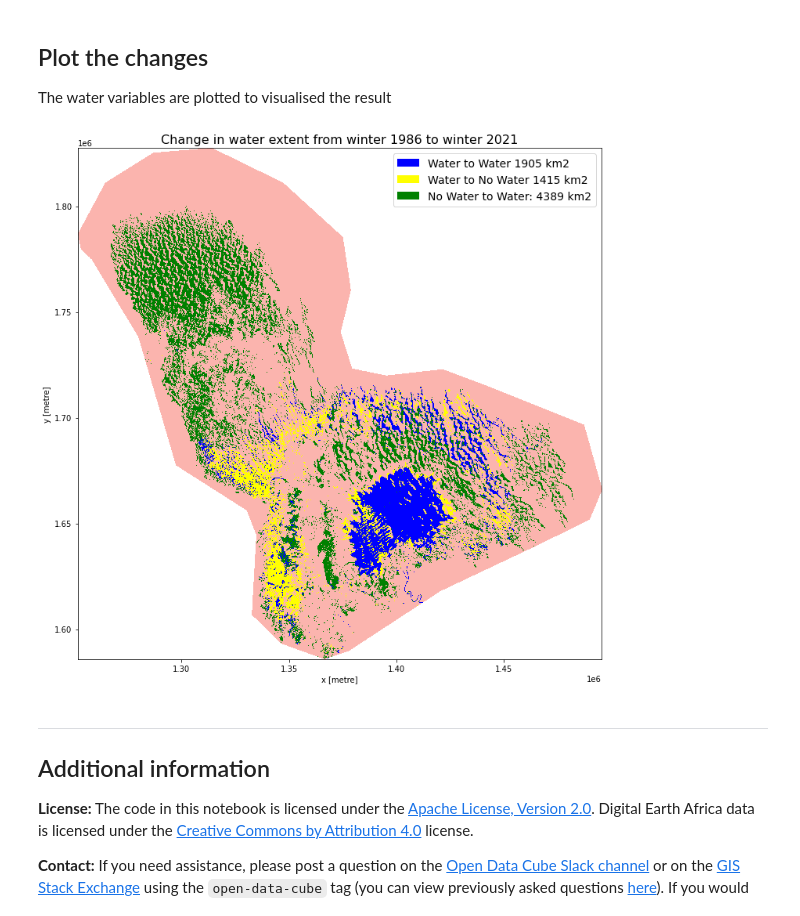
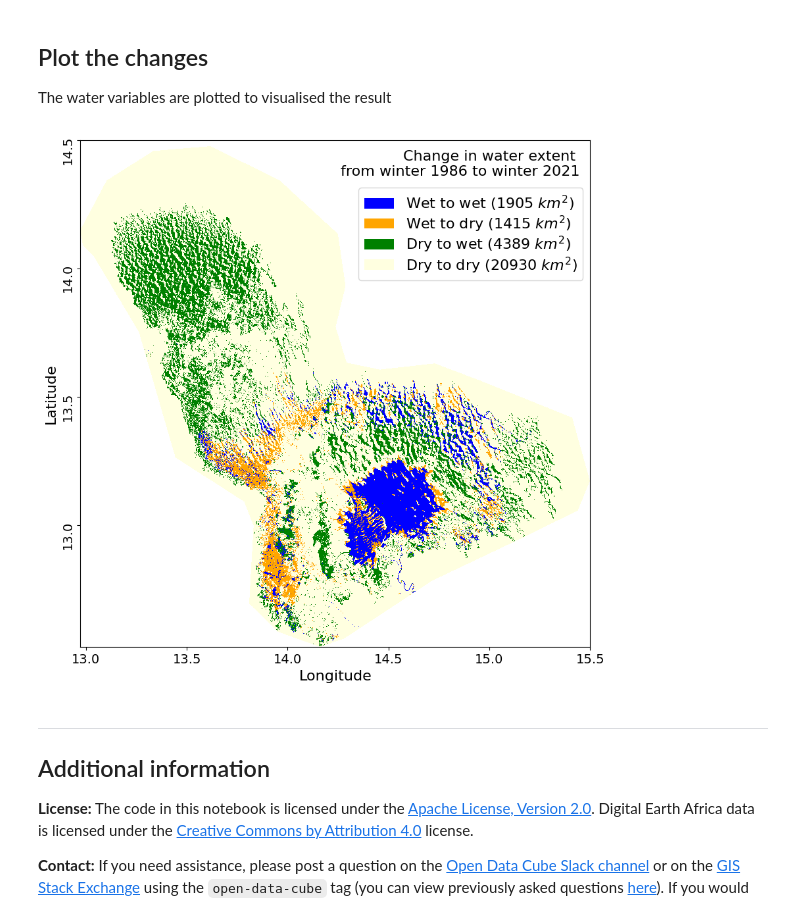
Before and after one commit to fangfy/deafrica-sandbox-notebooks, a Jupyter notebook: Use_cases/Lake Chad/Water_extent-lake_chad_wofs_1986_2021.ipynb, the cells around one changed output. Drawn from its saved outputs; the diff is of its cells as text; code cells hidden in the pictures.

Commit message:
Updated lake chad figures

```diff
--- a/Use_cases/Lake Chad/Water_extent-lake_chad_wofs_1986_2021.ipynb
+++ b/Use_cases/Lake Chad/Water_extent-lake_chad_wofs_1986_2021.ipynb
@@ -82,9 +79,13 @@ collection_category = 'T1'
 
 baseline_time = ('1986-12', '1987-02')
 analysis_time = ('2021-12', '2022-02')
+output_crs = 'EPSG:6933'
 resolution = (-30,30)
+dask_chunks = {'time':1,'x':1500,'y':1500}
 
-dask_chunks = {'time':1,'x':1500,'y':1500}
+output_crs = "EPSG:4326"
+resolution = (-0.0002777777777777778, 0.0002777777777777778)
+dask_chunks = {'time':1,'longitude':1500,'latitude':1500}
 # %% [markdown]
 ## View the Area of Interest on an interative map
 The next cell will  first open the vector file and then display the selected area on an interactive map.
@@ -119,7 +126,7 @@ baseline_query = {
     'y': lat_range,
     'time': baseline_time,
     'resolution': resolution,
-    'output_crs': 'EPSG:6933',
+    'output_crs': output_crs,
     'dask_chunks': dask_chunks,
     'group_by':'solar_day'
               }
@@ -130,7 +137,7 @@ analysis_query = {
     'y': lat_range,
     'time': analysis_time,
     'resolution': resolution,
-    'output_crs': 'EPSG:6933',
+    'output_crs': output_crs,
     'dask_chunks': dask_chunks,
     'group_by':'solar_day'
               }
@@ -260,13 +248,13 @@ Coordinates:
 The water variables are plotted to visualised the result
 # %%
 water_appeared_color = "Green"
-water_disappeared_color = "Yellow"
+water_disappeared_color = "Orange"
 stable_color = "Blue"
-land_color = "Brown"
+land_color = "Lightyellow"
 
-fig, ax = plt.subplots(1, 1, figsize=(12, 12))
+fig, ax = plt.subplots(1, 1, figsize=(10, 10))
 
-analysis_area.squeeze().where(mask).plot.imshow(cmap="Pastel1",
+analysis_area.squeeze().where(mask).plot.imshow(cmap=ListedColormap([land_color]),
                                        add_colorbar=False,
                                        #add_labels=False,
                                        ax=ax)
@@ -274,39 +262,53 @@ water_appeared.squeeze().plot.imshow(
     cmap=ListedColormap([water_appeared_color]),
     add_colorbar=False,
     add_labels=False,
     ax=ax,
 )
 water_disappeared.squeeze().plot.imshow(
     cmap=ListedColormap([water_disappeared_color]),
     add_colorbar=False,
     add_labels=False,
     ax=ax,
 )
 permanent_water.squeeze().plot.imshow(cmap=ListedColormap([stable_color]),
                             add_colorbar=False,
                             add_labels=False,
                             ax=ax)
 
+plt.text(0.98, 0.93, "Change in water extent \nfrom winter 1986 to winter 2021", horizontalalignment='right',
+         fontsize=16,
+         transform=ax.transAxes)
+
 plt.legend(
     [
         Patch(facecolor=stable_color),
         Patch(facecolor=water_disappeared_color),
         Patch(facecolor=water_appeared_color),
         Patch(facecolor=land_color),
     ],
     [
-        f"Water to Water {round(permanent_water_area)} km2",
-        f"Water to No Water {round(water_disappeared_area)} km2",
-        f"No Water to Water: {round(water_apperaed_area)} km2",
+        f"Wet to wet ({round(permanent_water_area)} $km^{2}$)",
+        f"Wet to dry ({round(water_disappeared_area)} $km^{2}$)",
+        f"Dry to wet ({round(water_apperaed_area)} $km^{2}$)",
+        f"Dry to dry ({round(dry_area)} $km^{2}$)",
     ],
-    loc="upper right", fontsize=14
+    bbox_to_anchor=(1, 0.92),
+    labelspacing=0.1,
+    #bbox_transform=ax.transAxes,
+    fontsize=16
 )
 
+plt.xticks(np.arange(np.round(analysis_area.longitude.min()),np.ceil(analysis_area.longitude.max()), 0.5), fontsize=14)
+plt.yticks(np.arange(np.round(analysis_area.latitude.min()),np.ceil(analysis_area.latitude.max()), 0.5), fontsize=14, rotation=90)
+
+plt.xlabel("Longitude", fontsize=16)
+plt.ylabel("Latitude", fontsize=16)
+
 #plt.title("Change in water extent: " + str(baseline_wofs.time.values.astype('datetime64[M]')[0]) + " to " + str(analysis_wofs.time.values.astype('datetime64[M]')[0]));
-plt.title("Change in water extent from winter 1986 to winter 2021", fontsize=16);
+plt.title("");
 plt.savefig("results/lake_chad_change_1986-2021_winter.jpg");
 # %% [output]
-[figure, old version]
+[figure, new version]
 # %% [markdown]
 ***
 
```
Also changed, not shown: parts of 10 cells of this notebook, 1 other file.
